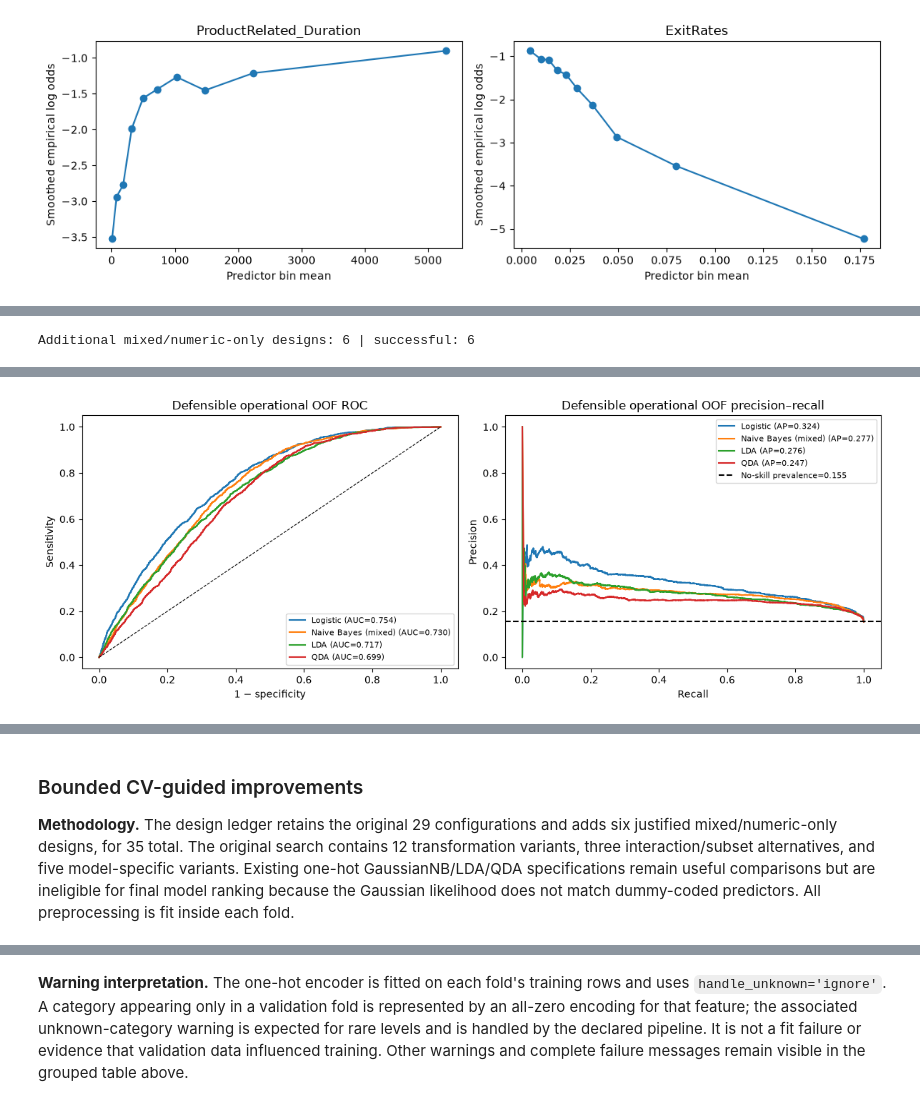
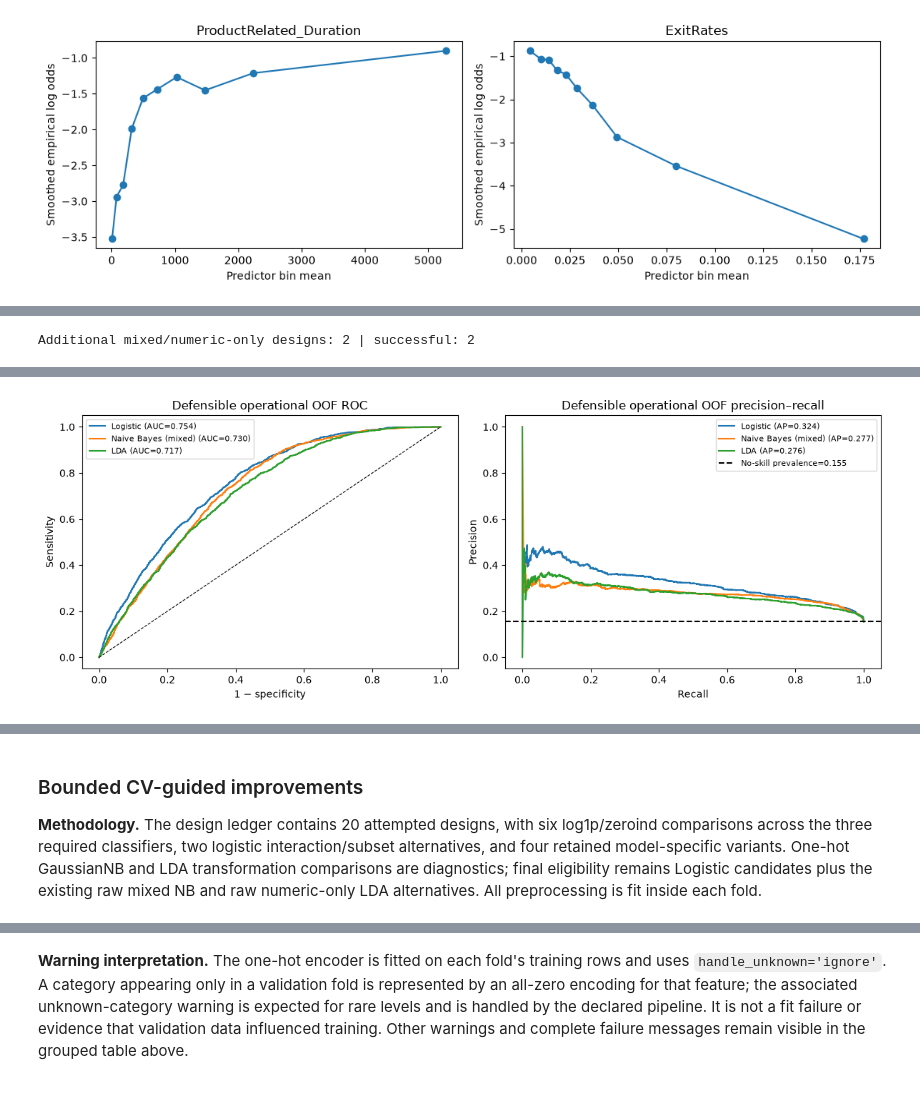
Before and after one commit to lyd-sg/dsa211, a Jupyter notebook: online_shoppers_revised.ipynb, the cells around one changed output, grey strips where cells are left out. Cells and saved outputs as stored; diff of their text form; code cells hidden in the pictures.

```diff
--- a/online_shoppers_revised.ipynb
+++ b/online_shoppers_revised.ipynb
@@ -293,8 +292,6 @@ class MixedNaiveBayes(ClassifierMixin, BaseEstimator):
 def _numeric_steps(numeric_transform='raw',scale=True):
     steps=[('impute',SimpleImputer(strategy='median'))]
     transforms={'log1p':FunctionTransformer(np.log1p,validate=False),
-        'yeojohnson':PowerTransformer(method='yeo-johnson',standardize=False),
-        'quantile':QuantileTransformer(n_quantiles=200,output_distribution='normal',random_state=SEED),
         'zeroind':LogAndZeroIndicators()}
     if numeric_transform in transforms: steps.append(('transform',transforms[numeric_transform]))
     elif numeric_transform!='raw': raise ValueError('Unknown numeric transform: '+numeric_transform)
@@ -318,8 +315,7 @@ def build_mixed_nb(numeric_transform='raw'):
 
 def build(model,columns,numeric_transform='raw',poly=False):
     nums=[c for c in NUM_ALL if c in columns]; cats=[c for c in CAT_ALL if c in columns]
-    # Preserve the original 29-design preprocessing order: impute/transform, form
-    # interactions on the transformed values, then scale the resulting numeric columns.
+    # Impute and transform numeric values, form interactions if requested, then scale.
     numeric=_numeric_steps(numeric_transform,scale=False)
     if poly: numeric.append(('interactions',PolynomialFeatures(degree=2,interaction_only=True,include_bias=False)))
     numeric.append(('scale',StandardScaler()))
@@ -339,9 +335,10 @@ def revenue_at(y_true,prob,t):
     r0=r['TP']+r['FN']; rm=r['TP']+.80*(r['FN']+r['TN'])
     delta=rm-r0
     return {**r,'R0_A':float(r0),'Rmodel_A':float(rm),'delta_A':float(delta),
-        'relative_lift':float(delta/r0) if r0 else np.nan,'voucher_count':r['FN']+r['TN']}
+        'relative_lift':float(delta/r0) if r0 else np.nan,'voucher_count':r['FN']+r['TN'],
+        'weighted_opportunity_cost_A':float(.80*r['FP']+.20*r['FN'])}
 MODELS={'Logistic':LogisticRegression(max_iter=3000),'Gaussian NB':GaussianNB(),
-        'LDA':LinearDiscriminantAnalysis(),'QDA':QuadraticDiscriminantAnalysis()}
+        'LDA':LinearDiscriminantAnalysis()}
 CONFIGS={}; RESULTS={}; LEDGER=[]
 def evaluate(label,model,columns,transform='raw',poly=False,stage='candidate',pipeline=None):
     if label in CONFIGS: raise ValueError('Duplicate candidate label: '+label)
@@ -460,11 +455,6 @@ for name,estimator in MODELS.items():
     label=f'Operational16 | {name} raw'
     row=page_row if name=='Logistic' else evaluate(label,estimator,SAFE,stage='operational raw baseline')
     if row['status']=='OK': BASELINE_LABELS[name]=label
-# A separate covariance regularisation repair follows the unmodified operational QDA attempt.
-repair='Operational16 | QDA regularised 0.05'
-repair_row=evaluate(repair,QuadraticDiscriminantAnalysis(reg_param=.05),SAFE,stage='QDA numerical repair')
-if 'QDA' not in BASELINE_LABELS and repair_row['status']=='OK':
-    BASELINE_LABELS['QDA (regularised)']=repair
 # %% [markdown]
 ### Legacy operational baselines with one-hot categories
 
@@ -633,27 +616,17 @@ Scale-normalized Frobenius difference between class covariance matrices: 2.851
 # %%
 MIXED_NB_RAW='Mixed NB | Gaussian numeric + categorical nominal raw'
-MIXED_NB_YJ='Mixed NB | Gaussian numeric + categorical nominal Yeo-Johnson'
 NUM_LDA_RAW='Numeric8 | LDA raw'
-NUM_LDA_YJ='Numeric8 | LDA Yeo-Johnson'
-NUM_QDA_RAW='Numeric8 | QDA raw'
-NUM_QDA_REG='Numeric8 | QDA regularized 0.05'
 NEW_MODEL_ROWS=[]
 NEW_MODEL_ROWS.append(evaluate(MIXED_NB_RAW,MODELS['Gaussian NB'],SAFE,stage='mixed likelihood baseline',pipeline=build_mixed_nb('raw')))
-NEW_MODEL_ROWS.append(evaluate(MIXED_NB_YJ,MODELS['Gaussian NB'],SAFE,stage='mixed likelihood transformation',pipeline=build_mixed_nb('yeojohnson')))
 NEW_MODEL_ROWS.append(evaluate(NUM_LDA_RAW,MODELS['LDA'],NUM_SAFE,stage='numeric-only discriminant baseline',pipeline=build_numeric_only(MODELS['LDA'],'raw')))
-NEW_MODEL_ROWS.append(evaluate(NUM_LDA_YJ,MODELS['LDA'],NUM_SAFE,transform='yeojohnson',stage='numeric-only discriminant transformation',pipeline=build_numeric_only(MODELS['LDA'],'yeojohnson')))
-NEW_MODEL_ROWS.append(evaluate(NUM_QDA_RAW,MODELS['QDA'],NUM_SAFE,stage='numeric-only discriminant baseline',pipeline=build_numeric_only(MODELS['QDA'],'raw')))
-NEW_MODEL_ROWS.append(evaluate(NUM_QDA_REG,QuadraticDiscriminantAnalysis(reg_param=.05),NUM_SAFE,stage='numeric-only covariance regularization',pipeline=build_numeric_only(QuadraticDiscriminantAnalysis(reg_param=.05),'raw')))
 NEW_MODEL_CANDIDATES=[row['candidate'] for row in NEW_MODEL_ROWS if row['status']=='OK']
 print('Additional mixed/numeric-only designs:',len(NEW_MODEL_ROWS),'| successful:',len(NEW_MODEL_CANDIDATES))
 display(pd.DataFrame(NEW_MODEL_ROWS).round(4))
 
-QDA_REFERENCE=NUM_QDA_RAW if 'oof' in RESULTS[NUM_QDA_RAW] else NUM_QDA_REG
 DEFENSIBLE_BASELINES={
     'Logistic':'Operational16 | Logistic raw',
     'Naive Bayes (mixed)':MIXED_NB_RAW,
-    'LDA':NUM_LDA_RAW,
-    'QDA':QDA_REFERENCE}
+    'LDA':NUM_LDA_RAW}
 reference_rows=[]
 fig,axes=plt.subplots(1,2,figsize=(12,4.5))
 for family,label in DEFENSIBLE_BASELINES.items():
@@ -678,6 +651,6 @@ plt.tight_layout(); plt.show()
 DEFENSIBLE_BASELINE_TABLE=pd.DataFrame(reference_rows).set_index('family')
 display(DEFENSIBLE_BASELINE_TABLE.round(4))
 # %% [output]
-Additional mixed/numeric-only designs: 6 | successful: 6
+Additional mixed/numeric-only designs: 2 | successful: 2
 |  | stage | candidate | mean_fold_auc | fold_auc_sd | mean_fold_ap | fold_ap_sd | pooled_oof_ap | status | ... |
 | 0 | mixed likelihood baseline | Mixed NB | Gaussian numeric + cat... | 0.7314 | 0.0215 | 0.2816 | 0.0238 | 0.2772 | OK | ... |
@@ -689,4 +658,4 @@ Additional mixed/numeric-only designs: 6 | successful: 6
-[figure, old version]
+[figure, new version]
 |  | specification | mean CV AUC | CV AUC SD | pooled OOF AUC | mean CV AP | CV AP SD | pooled OOF AP | ... |
 | family |  |  |  |  |  |  |  | ... |
 | Logistic | Operational16 | Logistic raw | 0.7541 | 0.0217 | 0.7540 | 0.3287 | 0.0335 | 0.3237 | ... |
@@ -696,6 +664,6 @@ Additional mixed/numeric-only designs: 6 | successful: 6
 # %% [markdown]
 ### Bounded CV-guided improvements
 
-**Methodology.** The design ledger retains the original 29 configurations and adds six justified mixed/numeric-only designs, for 35 total. The original search contains 12 transformation variants, three interaction/subset alternatives, and five model-specific variants. Existing one-hot GaussianNB/LDA/QDA specifications remain useful comparisons but are ineligible for final model ranking because the Gaussian likelihood does not match dummy-coded predictors. All preprocessing is fit inside each fold.
+**Methodology.** The design ledger contains 20 attempted designs, with six log1p/zeroind comparisons across the three required classifiers, two logistic interaction/subset alternatives, and four retained model-specific variants. One-hot GaussianNB and LDA transformation comparisons are diagnostics; final eligibility remains Logistic candidates plus the existing raw mixed NB and raw numeric-only LDA alternatives. All preprocessing is fit inside each fold.
 # %%
 LEGACY_CANDIDATES={name:label for name,label in BASELINE_LABELS.items()}
```
Also changed, not shown: parts of 23 cells of this notebook, 10 other files.
